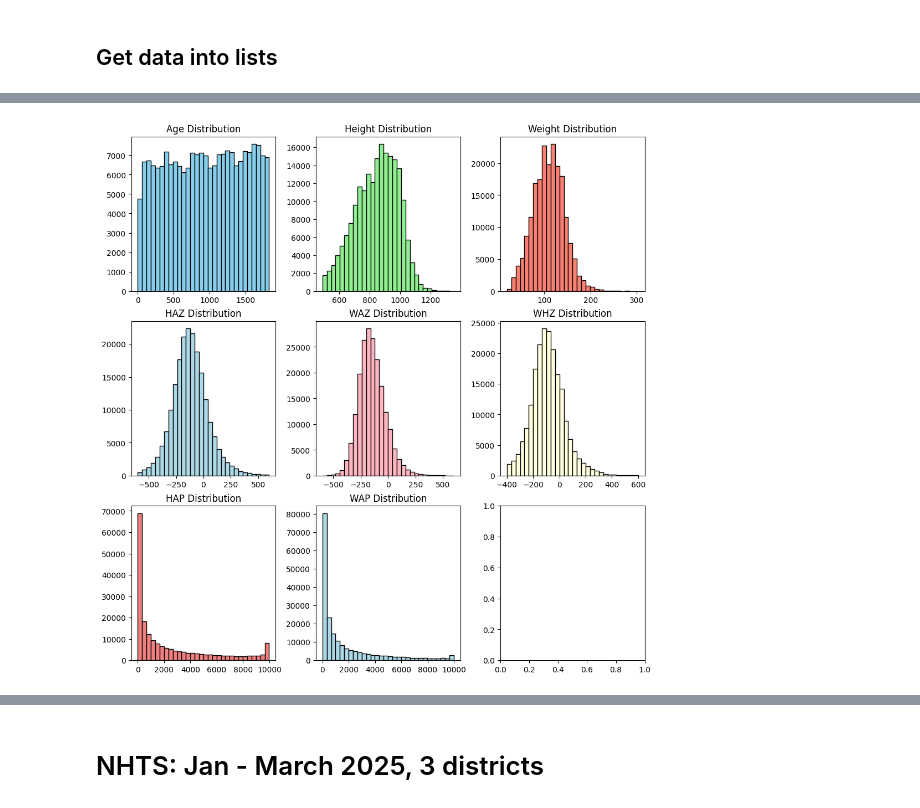
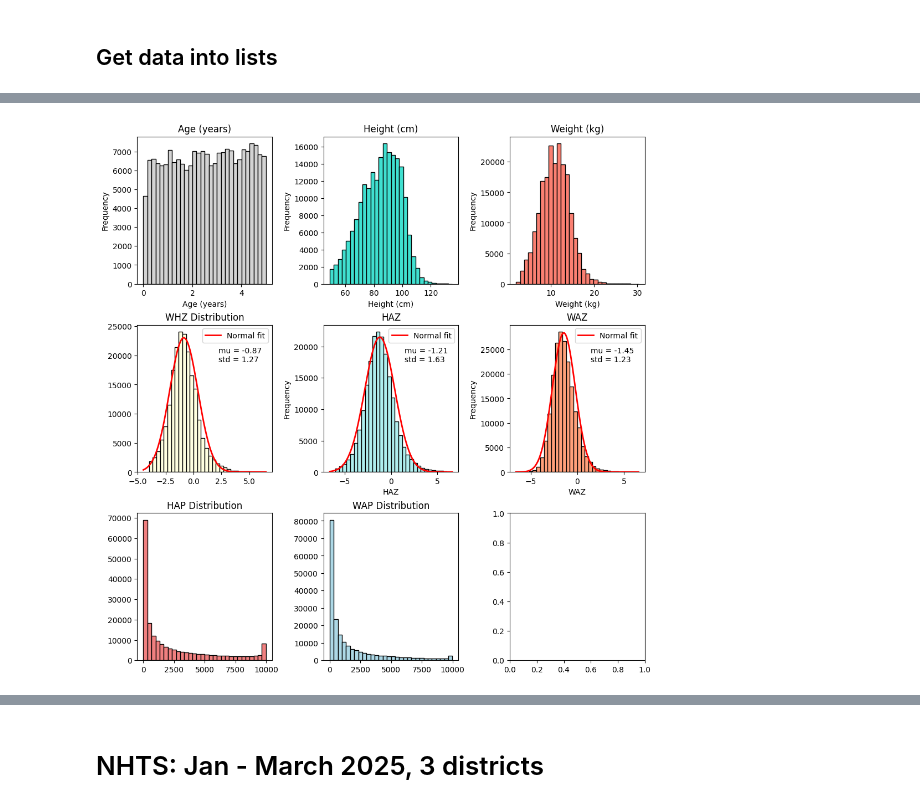
Before and after one commit to vaishnav-sudhanva/discsim, a Jupyter notebook: api/utils/Pre Survey Nested Simulation/ECD_data_analysis.ipynb, the cells around one changed output, grey strips where cells are left out. Drawn from its saved outputs; the diff is of its cells as text; code cells hidden in the pictures.

```diff
--- a/api/utils/Pre Survey Nested Simulation/ECD_data_analysis.ipynb
+++ b/api/utils/Pre Survey Nested Simulation/ECD_data_analysis.ipynb
@@ -138,13 +151,17 @@ data.drop(data[(data['hc4'].isin(excl_values)) | (data['hc5'].isin(excl_values))
+# %%
+# Drop rows with NaN for hc2, hc3 or hc1a
+data.dropna(subset=['hc2', 'hc3', 'hc1a'], inplace=True)
 # %% [markdown]
 ## Get data into lists
 # %%
 age = data['hc1a']
-weight = data['hc2']
-height = data['hc3']
+weight = data['hc2']/10
+height = data['hc3']/10
 hap = data['hc4']
-haz = data['hc5']
+haz = data['hc5']/100
 wap = data['hc7']
-waz = data['hc8']
+waz = data['hc8']/100
 whp = data['hc10']
-whz = data['hc11']
+whz = data['hc11']/100
+lohr = data['hc15'] # Whether height measured lying or standing
 sex = data['hc27']
@@ -153,29 +185,78 @@ sex = data['hc27']
 # %%
 fig, ax = plt.subplots(3, 3, figsize=(10, 10), constrained_layout = True)
 
-# Age distribution
-ax[0, 0].hist(age.dropna(), bins=30, color='skyblue', edgecolor='black')
-ax[0, 0].set_title('Age Distribution')
+# Age (years)
+ax[0, 0].hist(age.dropna()/365, bins=30, color='lightgray', edgecolor='black')
+ax[0, 0].set_title('Age (years)')
+ax[0, 0].set_xlabel('Age (years)')
+ax[0, 0].set_ylabel('Frequency')
 
 # Height distribution
-ax[0, 1].hist(height.dropna(), bins=30, color='lightgreen', edgecolor='black')
-ax[0, 1].set_title('Height Distribution')
+ax[0, 1].hist(height.dropna(), bins=30, color='turquoise', edgecolor='black')
+ax[0, 1].set_title('Height (cm)')
+ax[0, 1].set_xlabel('Height (cm)')
+ax[0, 1].set_ylabel('Frequency')
 
 # Weight distribution
 ax[0, 2].hist(weight.dropna(), bins=30, color='salmon', edgecolor='black')
-ax[0, 2].set_title('Weight Distribution')
+ax[0, 2].set_title('Weight (kg)')
+ax[0, 2].set_xlabel('Weight (kg)')
+ax[0, 2].set_ylabel('Frequency')
 
 # HAZ distribution
-ax[1, 0].hist(haz.dropna(), bins=30, color='lightblue', edgecolor='black')
-ax[1, 0].set_title('HAZ Distribution')
+ax[1, 1].hist(haz.dropna(), bins=30, color='paleturquoise', edgecolor='black')
+ax[1, 1].set_title('HAZ')
+ax[1, 1].set_xlabel('HAZ')
+ax[1, 1].set_ylabel('Frequency')
+
+# Fit normal distribution to HAZ and plot overlaying the data
+haz_clean = haz.dropna()
+mu, std = norm.fit(haz_clean)
+xmin, xmax = ax[1, 1].get_xlim()
+x = np.linspace(xmin, xmax, 100)
+p = norm.pdf(x, mu, std)
+ax[1, 1].plot(x, p * len(haz_clean) * (xmax - xmin) / 30, 'r', linewidth=2, label='Normal fit')
+ax[1, 1].legend()
 
 # WAZ distribution
-ax[1, 1].hist(waz.dropna(), bins=30, color='lightpink', edgecolor='black')
-ax[1, 1].set_title('WAZ Distribution')
+ax[1, 2].hist(waz.dropna(), bins=30, color='lightsalmon', edgecolor='black')
+ax[1, 2].set_title('WAZ')
+ax[1, 2].set_xlabel('WAZ')
+ax[1, 2].set_ylabel('Frequency')
+
+# Fit normal distribution to WAZ and plot overlaying the data
+waz_clean = waz.dropna()
+mu_waz, std_waz = norm.fit(waz_clean)
+xmin_waz, xmax_waz = ax[1, 2].get_xlim()
+x_waz = np.linspace(xmin_waz, xmax_waz, 100)
+p_waz = norm.pdf(x_waz, mu_waz, std_waz)
+ax[1, 2].plot(x_waz, p_waz * len(waz_clean) * (xmax_waz - xmin_waz) / 30, 'r', linewidth=2, label='Normal fit')
+ax[1, 2].legend()
 
 # WHZ distribution
-ax[1, 2].hist(whz.dropna(), bins=30, color='lightyellow', edgecolor='black')
-ax[1, 2].set_title('WHZ Distribution')
+ax[1, 0].hist(whz.dropna(), bins=30, color='lightyellow', edgecolor='black')
+ax[1, 0].set_title('WHZ Distribution')
+
+# Print mean and standard deviations of fitted HAZ and WAZ distributions
+print(f"HAZ Distribution: mu = {mu}, std = {std}")
+print(f"WAZ Distribution: mu = {mu_waz}, std = {std_waz}")
+
+# Fit normal distribution to WHZ and plot overlaying the data
+whz_clean = whz.dropna()
+mu_whz, std_whz = norm.fit(whz_clean)
+xmin_whz, xmax_whz = ax[1, 0].get_xlim()
+x_whz = np.linspace(xmin_whz, xmax_whz, 100)
+p_whz = norm.pdf(x_whz, mu_whz, std_whz)
+ax[1, 0].plot(x_whz, p_whz * len(whz_clean) * (xmax_whz - xmin_whz) / 30, 'r', linewidth=2, label='Normal fit')
+ax[1, 0].legend()
+
+# Add text to the plot giving the mean and standard deviation of the fitted distributions
+ax[1, 1].text(0.6, 0.85, f"mu = {mu:.2f}\nstd = {std:.2f}", transform=ax[1, 1].transAxes, fontsize=10,
+        verticalalignment='top')
+ax[1, 2].text(0.6, 0.85, f"mu = {mu_waz:.2f}\nstd = {std_waz:.2f}", transform=ax[1, 2].transAxes, fontsize=10,
+        verticalalignment='top')
+ax[1, 0].text(0.6, 0.85, f"mu = {mu_whz:.2f}\nstd = {std_whz:.2f}", transform=ax[1, 0].transAxes, fontsize=10,
+        verticalalignment='top')
 
 # HAP distribution
 ax[2, 0].hist(hap.dropna(), bins=30, color='lightcoral', edgecolor='black')
@@ -189 +272 @@ Text(0.5, 1.0, 'WAP Distribution')
-[figure, old version]
+[figure, new version]
```
Also changed, not shown: parts of 16 cells of this notebook, 1 other file.
